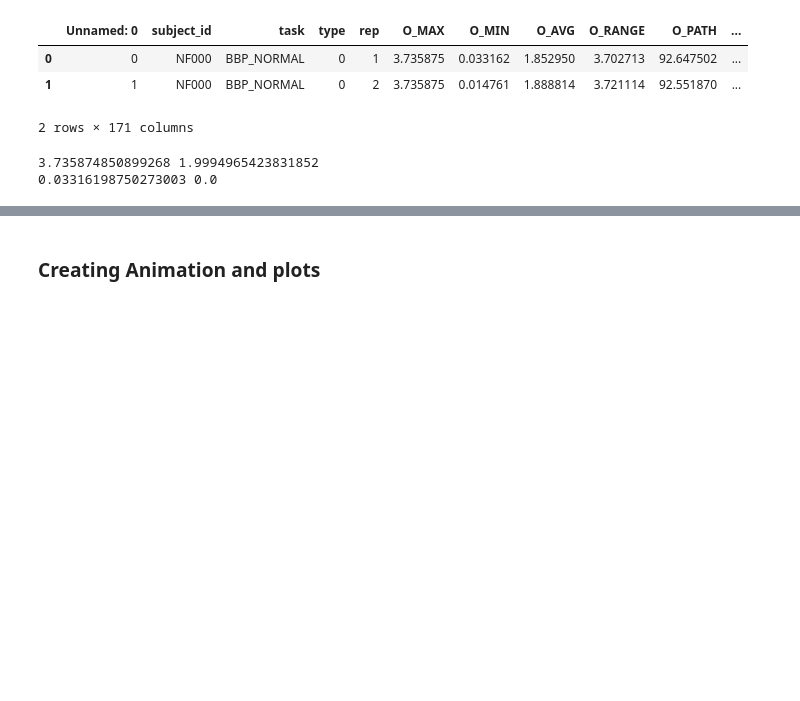
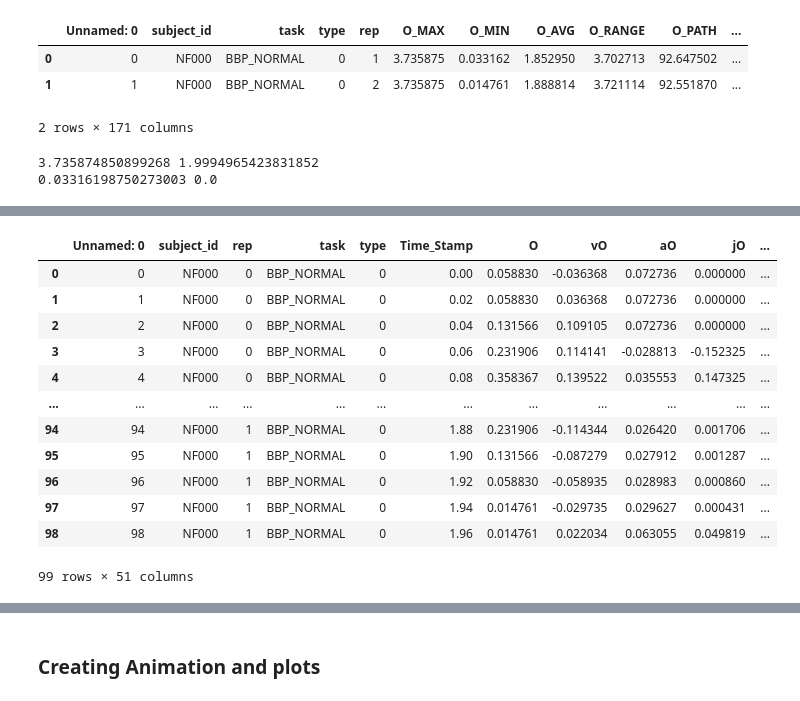
Before and after one commit to denizjafari/ClinicalScore, a Jupyter notebook: model_data_kinematics.ipynb, the cells around one changed output, grey strips where cells are left out. Cells and saved outputs as stored; diff of their text form; code cells hidden in the pictures; blank space fills up the shorter version.

```diff
--- a/model_data_kinematics.ipynb
+++ b/model_data_kinematics.ipynb
@@ -558,0 +717,16 @@ print(df_mf.O_MIN[0], modelled_signal.min())
+# %%
+df_ms
+# %% [output]
+|  | Unnamed: 0 | subject_id | rep | task | type | Time_Stamp | O | vO | aO | jO | ... |
+| 0 | 0 | NF000 | 0 | BBP_NORMAL | 0 | 0.00 | 0.058830 | -0.036368 | 0.072736 | 0.000000 | ... |
+| 1 | 1 | NF000 | 0 | BBP_NORMAL | 0 | 0.02 | 0.058830 | 0.036368 | 0.072736 | 0.000000 | ... |
+| 2 | 2 | NF000 | 0 | BBP_NORMAL | 0 | 0.04 | 0.131566 | 0.109105 | 0.072736 | 0.000000 | ... |
+| 3 | 3 | NF000 | 0 | BBP_NORMAL | 0 | 0.06 | 0.231906 | 0.114141 | -0.028813 | -0.152325 | ... |
+| 4 | 4 | NF000 | 0 | BBP_NORMAL | 0 | 0.08 | 0.358367 | 0.139522 | 0.035553 | 0.147325 | ... |
+| ... | ... | ... | ... | ... | ... | ... | ... | ... | ... | ... | ... |
+| 94 | 94 | NF000 | 1 | BBP_NORMAL | 0 | 1.88 | 0.231906 | -0.114344 | 0.026420 | 0.001706 | ... |
+| 95 | 95 | NF000 | 1 | BBP_NORMAL | 0 | 1.90 | 0.131566 | -0.087279 | 0.027912 | 0.001287 | ... |
+| 96 | 96 | NF000 | 1 | BBP_NORMAL | 0 | 1.92 | 0.058830 | -0.058935 | 0.028983 | 0.000860 | ... |
+| 97 | 97 | NF000 | 1 | BBP_NORMAL | 0 | 1.94 | 0.014761 | -0.029735 | 0.029627 | 0.000431 | ... |
+| 98 | 98 | NF000 | 1 | BBP_NORMAL | 0 | 1.96 | 0.014761 | 0.022034 | 0.063055 | 0.049819 | ... |
+99 rows × 51 columns
```
Also changed, not shown: parts of 14 cells of this notebook, 1 other file.
